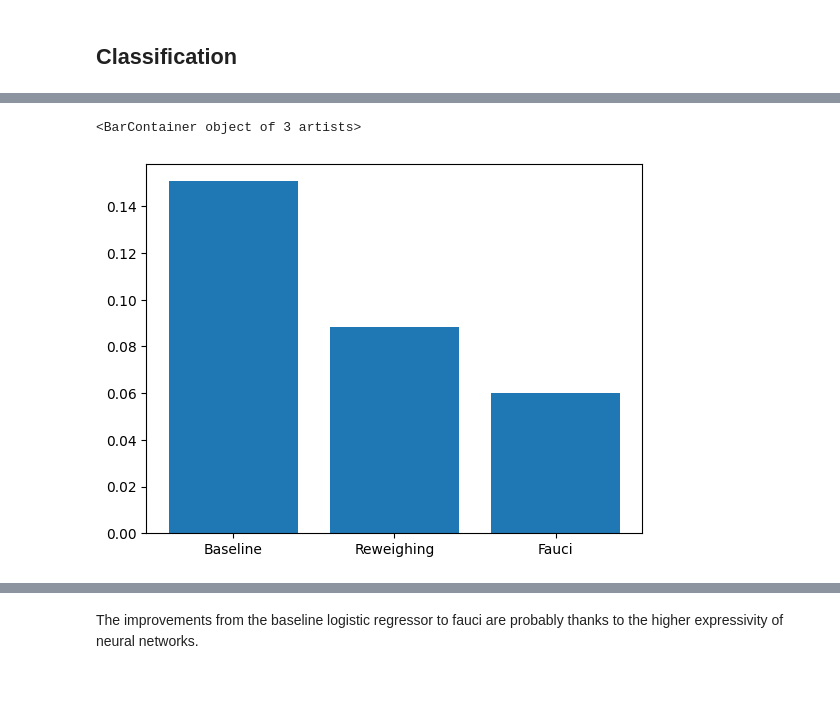
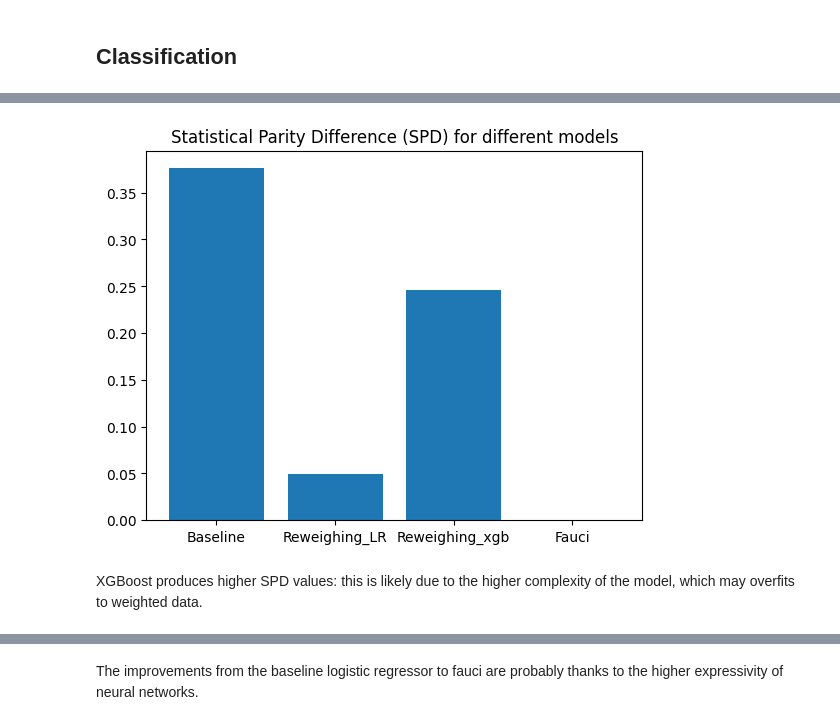
Before and after one commit to kor80/Fair-Candidate-Screening-System, a Jupyter notebook: main.ipynb, the cells around one changed output, grey strips where cells are left out. Saved outputs shown, nothing was run; the diff lists cells and outputs as text; code cells hidden in the pictures; blank space fills up the shorter version.

Commit message:
Some updates
- added Disparate Impact
- added XGboost (worst results wrt LR)
- markdown additions

```diff
--- a/main.ipynb
+++ b/main.ipynb
@@ -85,7 +87,7 @@ plt.show()
 # %% [markdown]
 We can assume that a candidate is hired if its match score is greater than a significant threshold, for instance, th=99.8
 # %%
-hired_threshold = 99.8
+hired_threshold = 99.9
 # %%
 df1 = df.copy()
 # %%
@@ -635,6 +637,6 @@ plt.show()
 # %%
 counts = df1['job_sector'].value_counts()
-min_count = 100
+min_count = 200
 
 rare = counts[counts < min_count].index
 
@@ -928,8 +989,21 @@ for train_idx, test_idx in kf.split(X, y):
 
     reweighed_spd = evaluate_spd(X_test, reweighed_pred)
 
+    # XGBoost Reweighing
+    xgb_clf = xgb.XGBClassifier(use_label_encoder=False, eval_metric='logloss', random_state=42)
+    xgb_clf.fit(X_train_reweighed, y_train, sample_weight=weights)
+
+    xgb_pred = xgb_clf.predict(X_test)
+    xgb_proba = xgb_clf.predict_proba(X_test)[:, 1]
+
+    # Store metrics for XGBoost
+    preprocessing_performance_metrics.append(compute_performance_metrics(y_test, xgb_pred, xgb_proba))
+    preprocessing_fairness_metrics.append(compute_fairness_metrics(y_test, xgb_pred, X_test[sensitive_feature]))
+
+    xgb_spd = evaluate_spd(X_test, xgb_pred)
+
     # Same using IN-Processing technique
-    regularization = 0.8
+    regularization = 0.5
     epochs = 100
     batch_size = 128
     backbone_model = Simple_NN()
@@ -963,13 +1053,15 @@ for train_idx, test_idx in kf.split(X, y):
 # %%
 results = pd.DataFrame({
-    'Model': ['Baseline', 'Reweighing', 'Fauci'],
-    'SPD': [abs(list(baseline_spd.values())[0]), abs(list(reweighed_spd.values())[0]), abs(list(fauci_spd.values())[0])]
+    'Model': ['Baseline', 'Reweighing_LR', "Reweighing_xgb", 'Fauci'],
+    'SPD': [abs(list(baseline_spd.values())[0]), abs(list(reweighed_spd.values())[0]), abs(list(xgb_spd.values())[0]), abs(list(fauci_spd.values())[0])]
 })
 
-plt.bar(results['Model'], results['SPD'])
+plt.title("Statistical Parity Difference (SPD) for different models")
+plt.bar(results['Model'], results['SPD']);
 # %% [output]
-<BarContainer object of 3 artists>
-[figure, old version]
+[figure, new version]
+# %% [markdown]
+XGBoost produces higher SPD values: this is likely due to the higher complexity of the model, which may overfits to weighted data.
 # %%
 metrics_bar_plot(baseline_performance_metrics,
                  preprocessing_performance_metrics,
```
Also changed, not shown: parts of 36 cells of this notebook.
